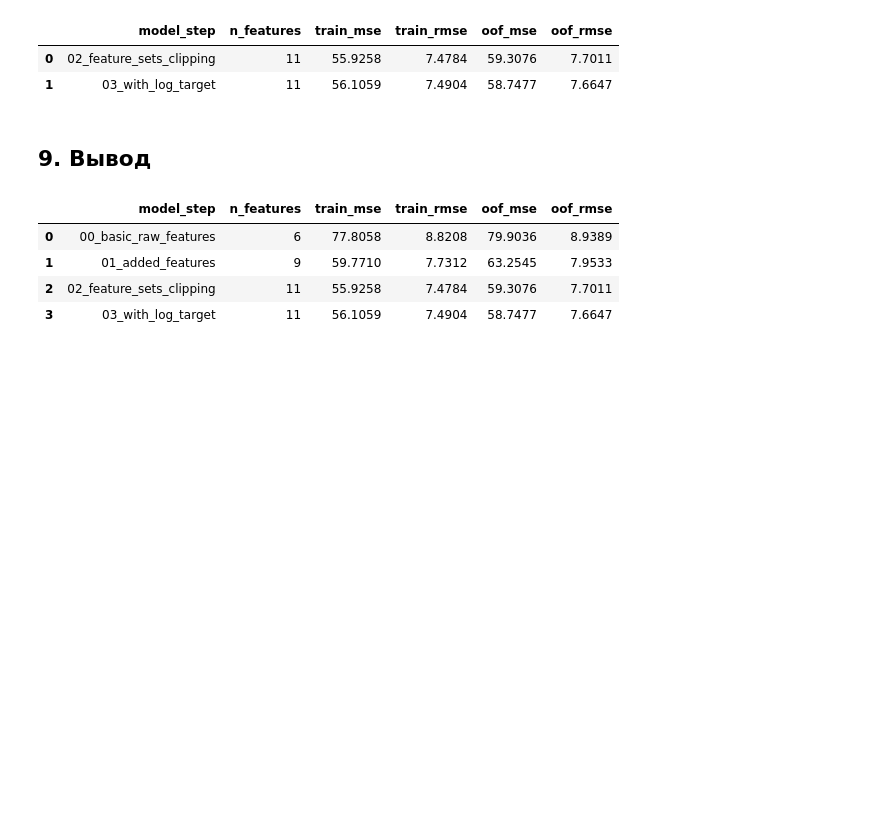
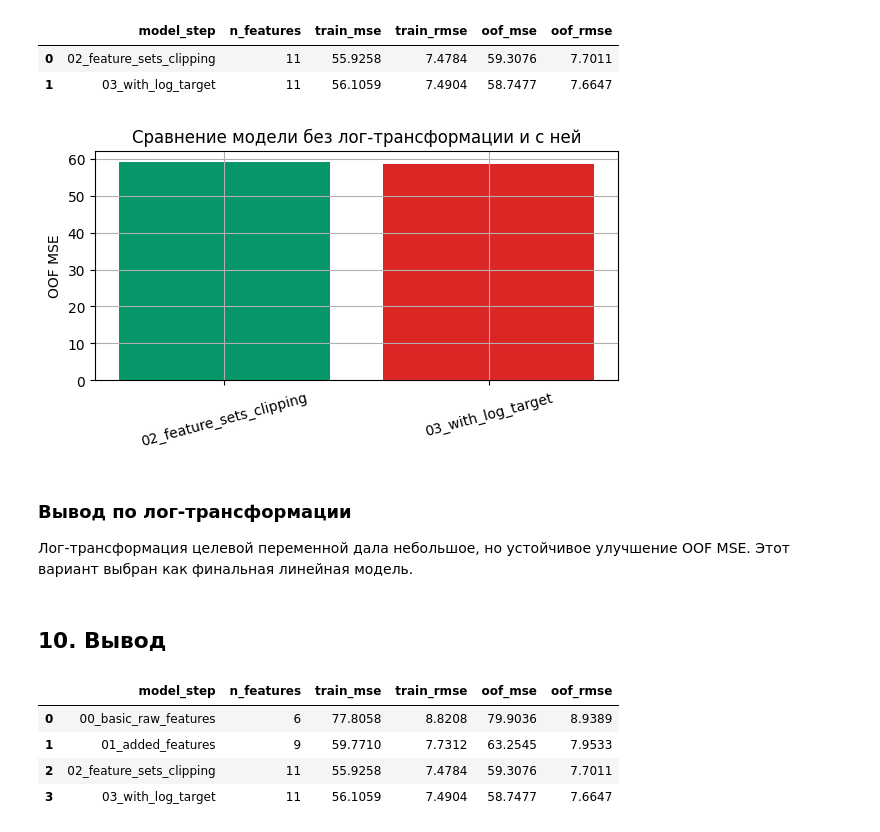
Before and after one commit to PolinaLukianova/AITechnology-4th-Semester, a Jupyter notebook: 1_linear_regression_house_prices/notebooks/linear_regression_model.ipynb, the cells around one changed output. Cells and saved outputs as stored; diff of their text form; code cells hidden in the pictures; blank space fills up the shorter version.

```diff
--- a/1_linear_regression_house_prices/notebooks/linear_regression_model.ipynb
+++ b/1_linear_regression_house_prices/notebooks/linear_regression_model.ipynb
@@ -561,8 +690,22 @@ n_features  = 11
 |  | model_step | n_features | train_mse | train_rmse | oof_mse | oof_rmse |
 | 0 | 02_feature_sets_clipping | 11 | 55.9258 | 7.4784 | 59.3076 | 7.7011 |
 | 1 | 03_with_log_target | 11 | 56.1059 | 7.4904 | 58.7477 | 7.6647 |
+# %%
+fig, ax = plt.subplots(figsize=(6, 3.5))
+ax.bar(target_transform_comparison["model_step"], target_transform_comparison["oof_mse"], color=["#059669", "#dc2626"])
+ax.set_title("Сравнение модели без лог-трансформации и с ней")
+ax.set_ylabel("OOF MSE")
+ax.tick_params(axis="x", rotation=15)
+plt.tight_layout()
+plt.show()
+# %% [output]
+[figure, added]
+# %% [markdown]
+### Вывод по лог-трансформации
+
+Лог-трансформация целевой переменной дала небольшое, но устойчивое улучшение OOF MSE. Этот вариант выбран как финальная линейная модель.
 # %% [markdown]
-## 9. Вывод
+## 10. Вывод
 # %%
 final_comparison = pd.DataFrame([basic_result, v1_result, plain_result, log_result])
 display(final_comparison.round(4))
```
Also changed, not shown: parts of 23 cells of this notebook.
